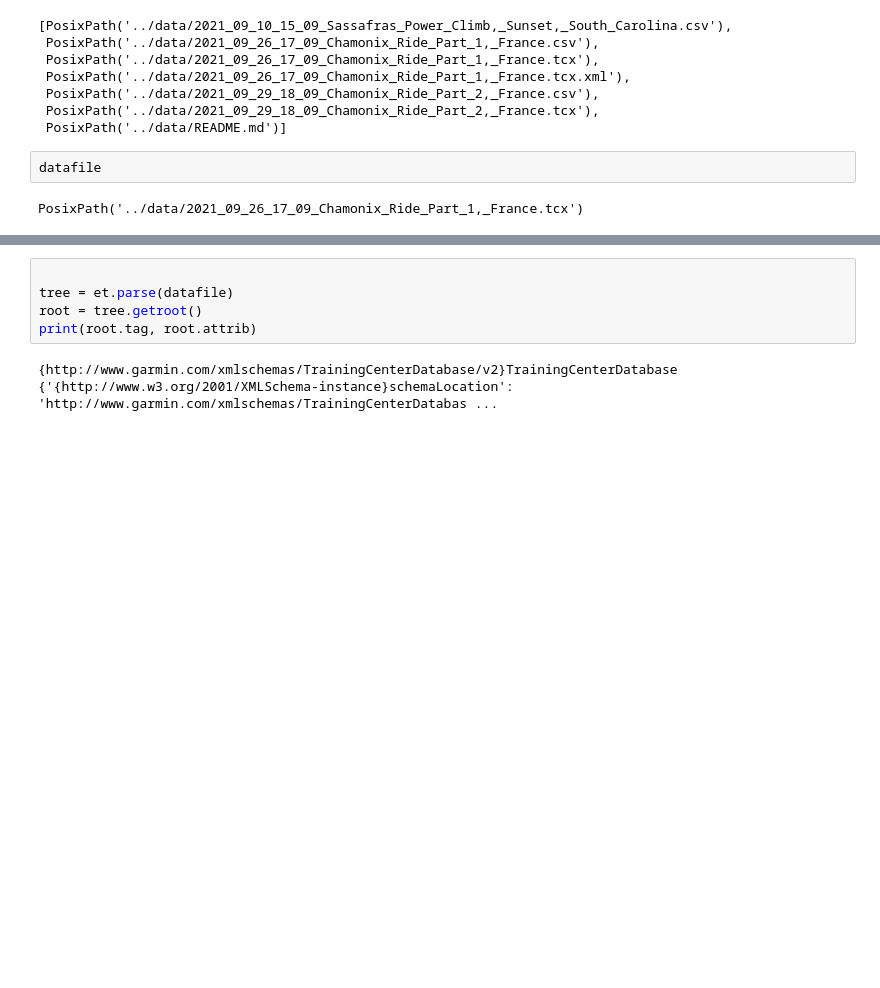
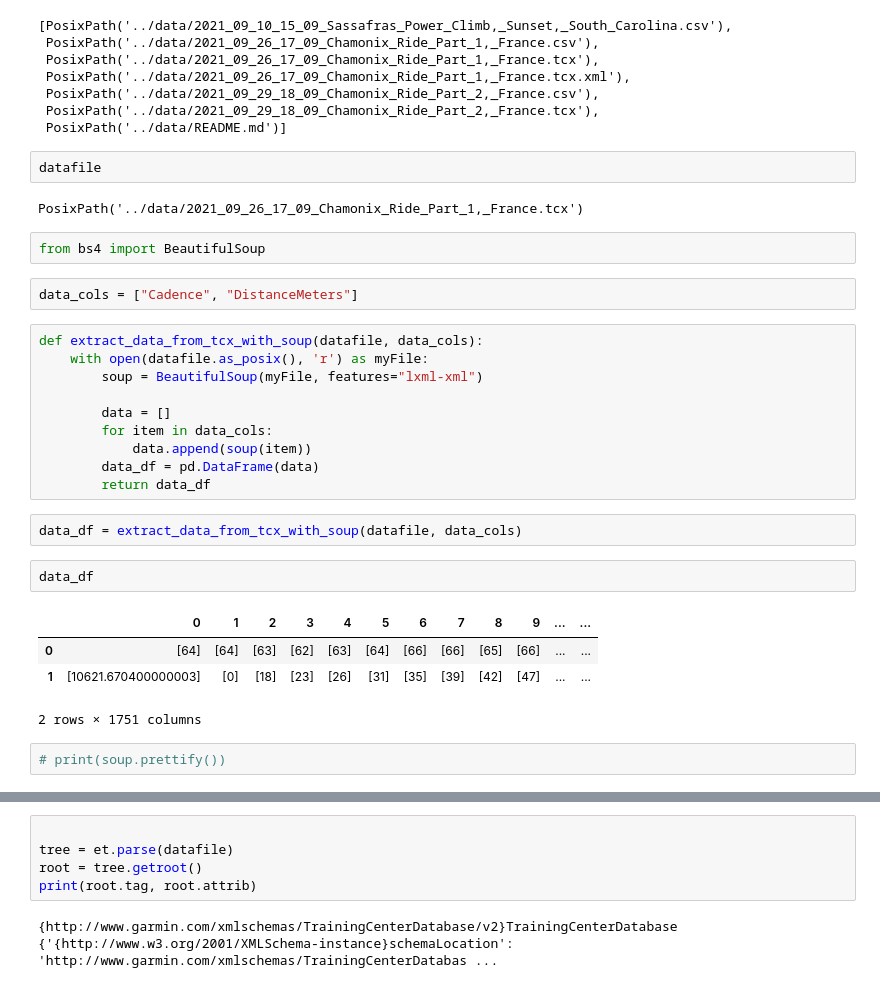
Before and after one commit to achinmt89/client-youngm-ifit, a Jupyter notebook: notebooks/xml_to_dataframe.ipynb, the cells around one changed output, grey strips where cells are left out. Drawn from its saved outputs; the diff is of its cells as text; blank space fills up the shorter version.

Commit message:
Now using BeautifulSoup to parse XML

```diff
--- a/notebooks/xml_to_dataframe.ipynb
+++ b/notebooks/xml_to_dataframe.ipynb
@@ -50,3 +51,28 @@ README.md
 datafile
 # %% [output]
 PosixPath('../data/2021_09_26_17_09_Chamonix_Ride_Part_1,_France.tcx')
+# %%
+from bs4 import BeautifulSoup
+# %%
+data_cols = ["Cadence", "DistanceMeters"]
+# %%
+def extract_data_from_tcx_with_soup(datafile, data_cols):
+    with open(datafile.as_posix(), 'r') as myFile:
+        soup = BeautifulSoup(myFile, features="lxml-xml")
+
+        data = []
+        for item in data_cols:
+            data.append(soup(item))
+        data_df = pd.DataFrame(data)
+        return data_df
+# %%
+data_df = extract_data_from_tcx_with_soup(datafile, data_cols)
+# %%
+data_df
+# %% [output]
+|  | 0 | 1 | 2 | 3 | 4 | 5 | 6 | 7 | 8 | 9 | ... | ... |
+| 0 | [64] | [64] | [63] | [62] | [63] | [64] | [66] | [66] | [65] | [66] | ... | ... |
+| 1 | [10621.670400000003] | [0] | [18] | [23] | [26] | [31] | [35] | [39] | [42] | [47] | ... | ... |
+2 rows × 1751 columns
+# %%
+# print(soup.prettify())
```
Also changed, not shown: parts of 20 cells of this notebook, 1 other file.
